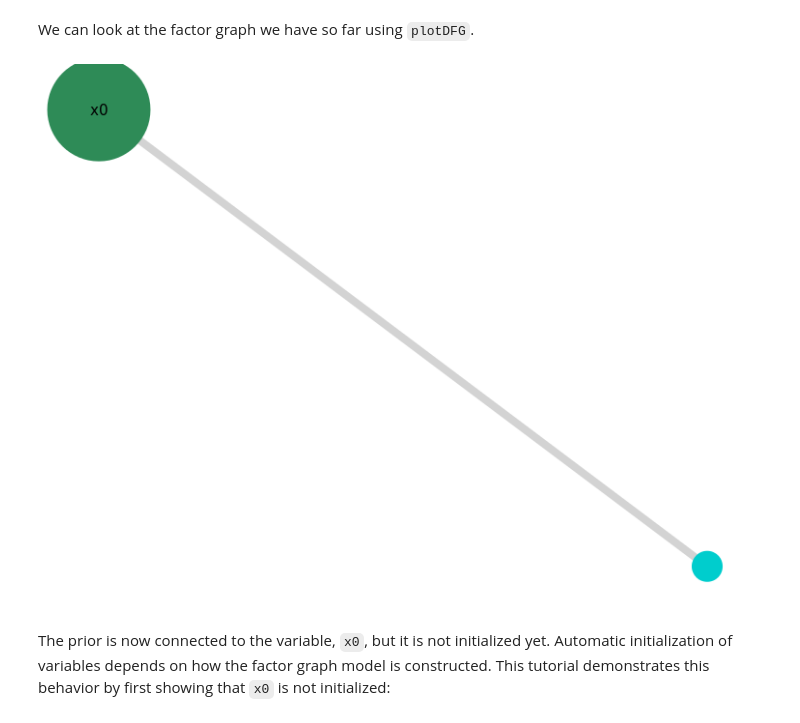
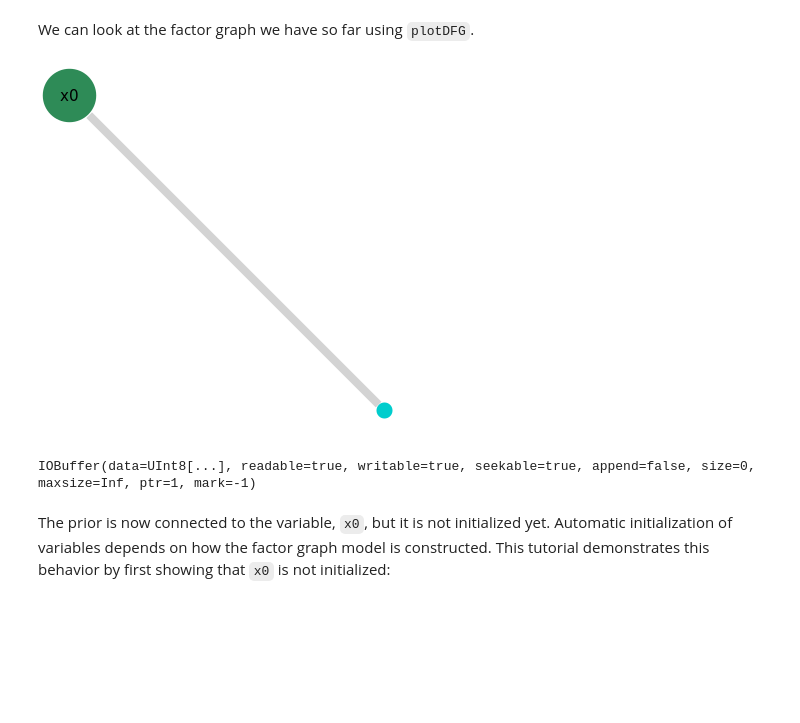
Before and after one commit to WhereWhenAI/BinderNotebooks, a Jupyter notebook: julia/caesar-api/icra-1-simple.ipynb, the cells around one changed output. Drawn from its saved outputs; the diff is of its cells as text; code cells hidden in the pictures; blank space fills up the shorter version.

Commit message:
Tut1 CJL, PNG fg plot

```diff
--- a/julia/caesar-api/icra-1-simple.ipynb
+++ b/julia/caesar-api/icra-1-simple.ipynb
@@ -106,10 +107,14 @@ prior_distribution = MvNormal(zeros(3), diagm([0.05,0.05,0.01].^2))
 addFactor!(fg, [:x0], PriorPose2(prior_distribution))
 # %% [markdown]
 We can look at the factor graph we have so far using `plotDFG`.
-# %%
-DFG.plotDFG(fg)
-# %% [output]
-[figure, removed]
+# %%
+pl = DFG.plotDFG(fg)
+
+# Static render workaround, remove with SVG upgrade
+io = IOBuffer(); draw(PNG(io,10cm,10cm), pl); io
+# %% [output]
+[figure, added]
+IOBuffer(data=UInt8[...], readable=true, writable=true, seekable=true, append=false, size=0, maxsize=Inf, ptr=1, mark=-1)
 # %% [markdown]
 The prior is now connected to the variable, `x0`, but it is not initialized yet. Automatic initialization of variables depends on how the factor graph model is constructed. This tutorial demonstrates this behavior by first showing that `x0` is not initialized:
 # %%
```
Also changed, not shown: parts of 6 cells of this notebook.
